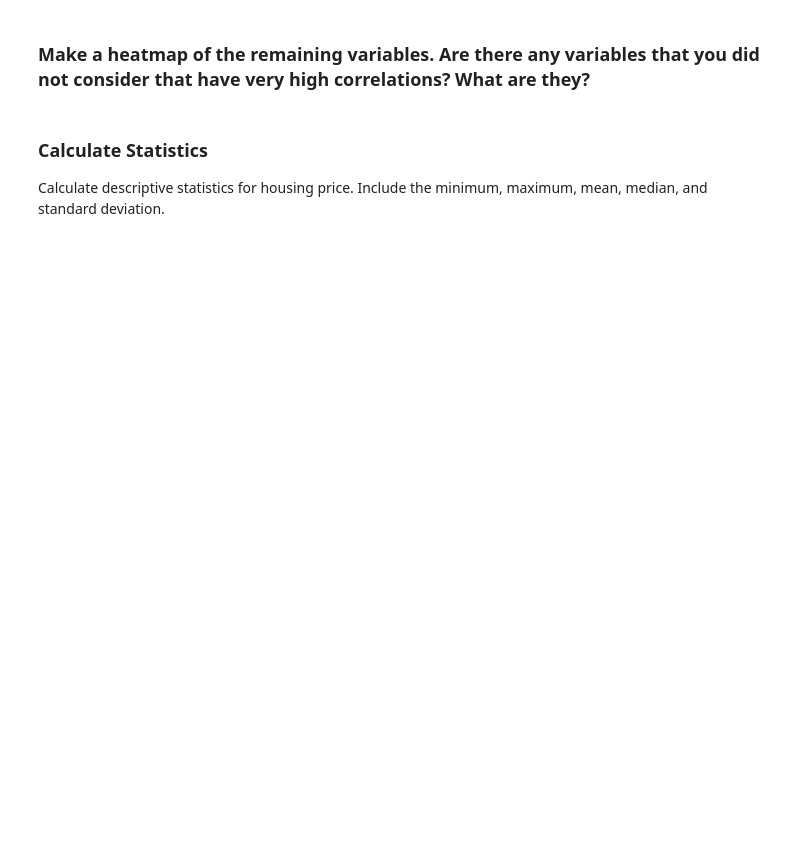
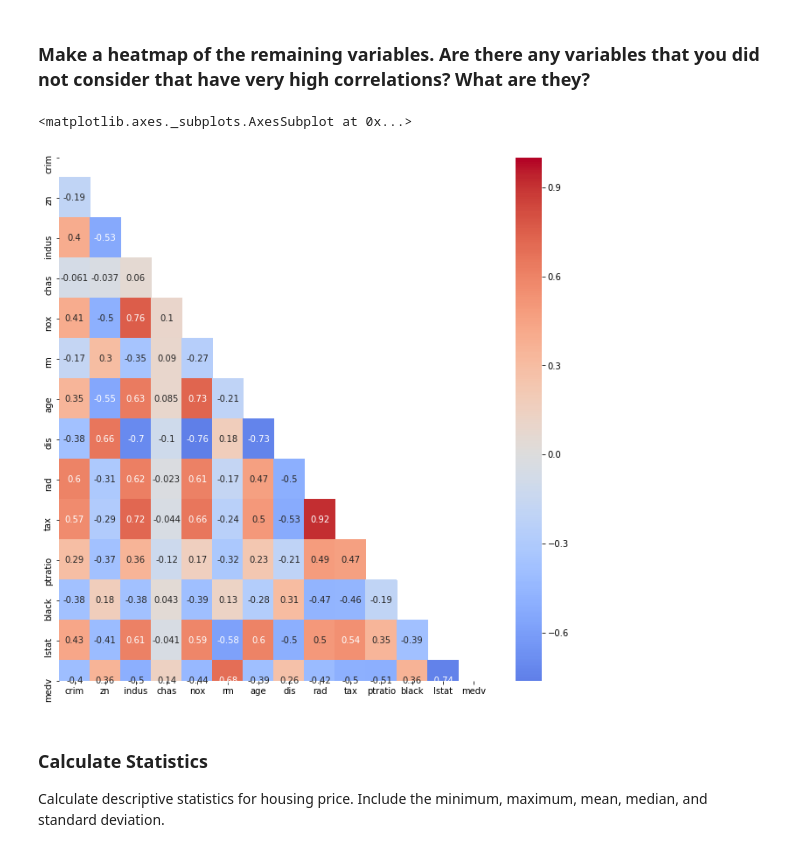
Before and after one commit to ironhack-bcn-data-pt/50-lab-problems-with-ML, a Jupyter notebook: your-code/lab_boston_housing.ipynb, the cells around one changed output. Saved outputs shown, nothing was run; the diff lists cells and outputs as text; code cells hidden in the pictures; blank space fills up the shorter version.

```diff
--- a/your-code/lab_boston_housing.ipynb
+++ b/your-code/lab_boston_housing.ipynb
@@ -28,3 +70,12 @@ Since we want to predict the value of houses, the **target variable**, `'MEDV'`,
+# %%
+# Your response here
+plt.rcParams['figure.figsize'] = (11,11)
+mask = np.triu(np.ones_like(df.corr(), dtype=bool))
+
+sns.heatmap(df.corr(), annot=True, cmap='coolwarm', center=0, mask=mask)
+# %% [output]
+<matplotlib.axes._subplots.AxesSubplot at 0x...>
+[figure, added]
 # %% [markdown]
 ### Calculate Statistics
 Calculate descriptive statistics for housing price. Include the minimum, maximum, mean, median, and standard deviation.
```
Also changed, not shown: parts of 23 cells of this notebook.
